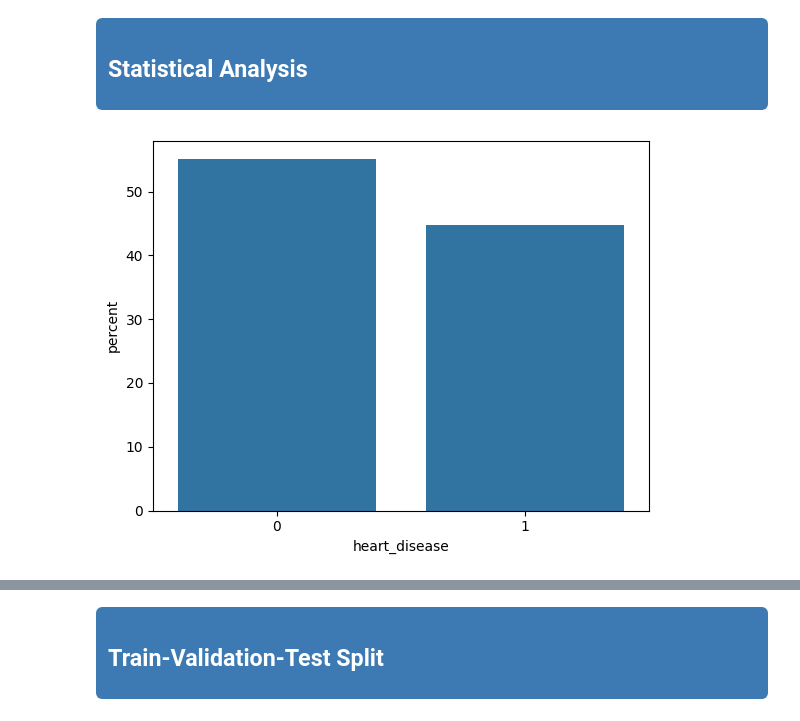
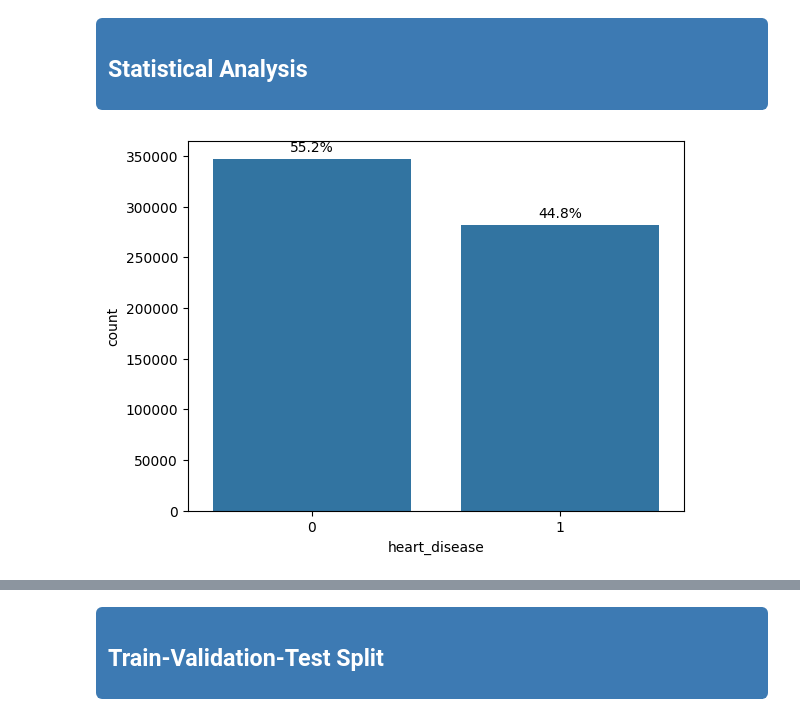
Before and after one commit to JeroHoyos/predicting_heart_disease, a Jupyter notebook: predicting_heart_disease.ipynb, the cells around one changed output, grey strips where cells are left out. Saved outputs shown, nothing was run; the diff lists cells and outputs as text; code cells hidden in the pictures.

```diff
--- a/predicting_heart_disease.ipynb
+++ b/predicting_heart_disease.ipynb
@@ -288,9 +288,16 @@ df.head()
 <div style="background-color:#3d7ab3; color:white; padding:12px; border-radius:6px;">
     <h2 style="margin:0px">Statistical Analysis</h2>
 </div>
-# %%
-sns.countplot(data= df, x= "heart_disease", stat= "percent")
-plt.show()
-# %% [output]
-[figure, removed]
+# %%
+# count of heart_disease
+ax = sns.countplot(x='heart_disease', data=df)
+
+total = len(df)
+labels = [f'{(v.get_height()/total)*100:.1f}%' for v in ax.containers[0]]
+
+ax.bar_label(ax.containers[0], labels=labels, padding=3)
+
+plt.show()
+# %% [output]
+[figure, added]
 # %%
```
Also changed, not shown: parts of 4 cells of this notebook.
